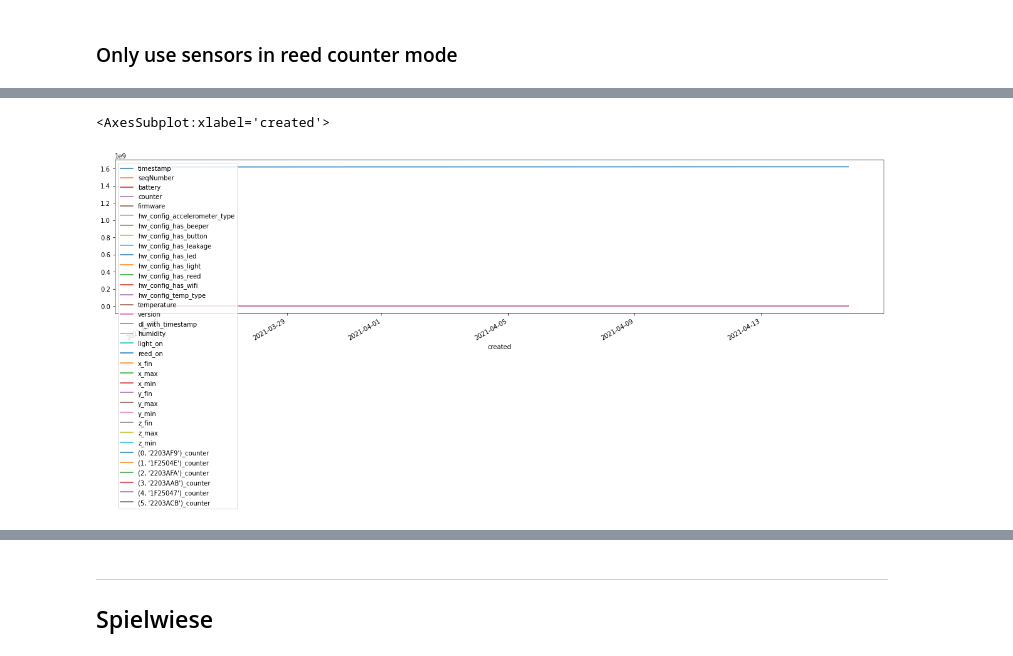
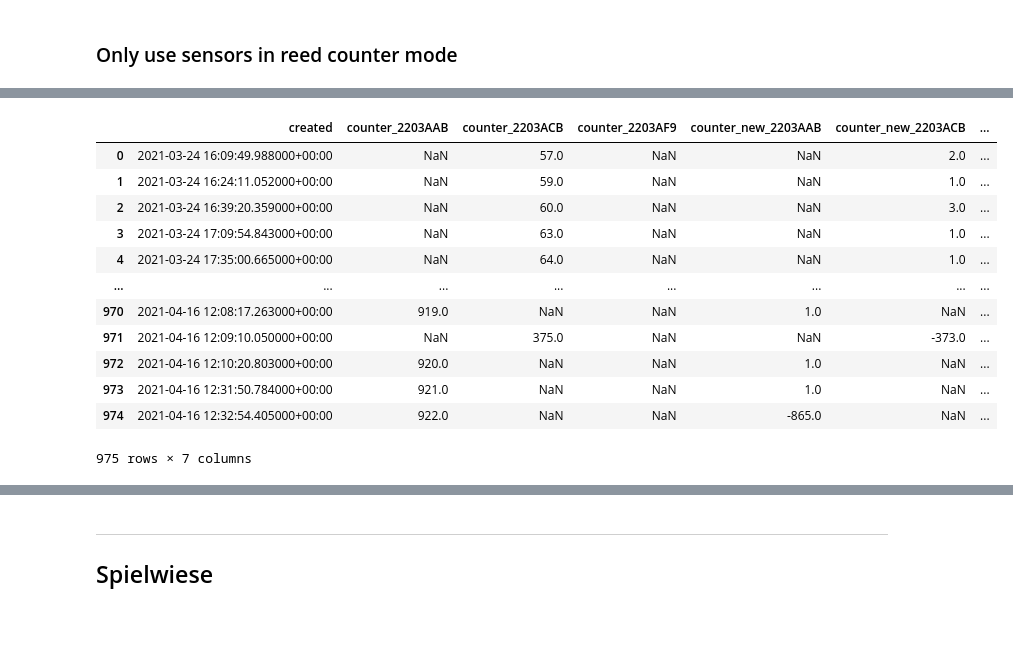
Before and after one commit to phyti1/ds_p4_kompotoi, a Jupyter notebook: Data_aquisition.ipynb, the cells around one changed output, grey strips where cells are left out. Drawn from its saved outputs; the diff is of its cells as text; code cells hidden in the pictures; blank space fills up the shorter version.

```diff
--- a/Data_aquisition.ipynb
+++ b/Data_aquisition.ipynb
@@ -222,5 +218,24 @@ See the caveats in the documentation: https://pandas.pydata.org/pandas-docs/stab
-# %%
-message_data_rc.plot(x="created", figsize = (22,5))
-# %% [output]
-<AxesSubplot:xlabel='created'>
-[figure, removed]
+# %%
+message_data_counters = message_data_rc.pivot(index=['created'], columns='deviceId', values='counter').reset_index().add_prefix('counter_')
+message_data_counters.rename(columns={'counter_created':'created', 'counter_deviceId':'deviceId'}, inplace = True)
+message_data_counters_new = message_data_rc.pivot(index=['created'], columns='deviceId', values='counter_new').reset_index().add_prefix('counter_new_')
+message_data_counters_new.rename(columns={'counter_new_created':'created'}, inplace = True)
+# merge with counter new columns
+message_data_counters = pd.merge(message_data_counters, message_data_counters_new, how='outer', on=['created'])
+message_data_counters.columns.name = None
+
+message_data_counters
+# %% [output]
+|  | created | counter_2203AAB | counter_2203ACB | counter_2203AF9 | counter_new_2203AAB | counter_new_2203ACB | ... |
+| 0 | 2021-03-24 16:09:49.988000+00:00 | NaN | 57.0 | NaN | NaN | 2.0 | ... |
+| 1 | 2021-03-24 16:24:11.052000+00:00 | NaN | 59.0 | NaN | NaN | 1.0 | ... |
+| 2 | 2021-03-24 16:39:20.359000+00:00 | NaN | 60.0 | NaN | NaN | 3.0 | ... |
+| 3 | 2021-03-24 17:09:54.843000+00:00 | NaN | 63.0 | NaN | NaN | 1.0 | ... |
+| 4 | 2021-03-24 17:35:00.665000+00:00 | NaN | 64.0 | NaN | NaN | 1.0 | ... |
+| ... | ... | ... | ... | ... | ... | ... | ... |
+| 970 | 2021-04-16 12:08:17.263000+00:00 | 919.0 | NaN | NaN | 1.0 | NaN | ... |
+| 971 | 2021-04-16 12:09:10.050000+00:00 | NaN | 375.0 | NaN | NaN | -373.0 | ... |
+| 972 | 2021-04-16 12:10:20.803000+00:00 | 920.0 | NaN | NaN | 1.0 | NaN | ... |
+| 973 | 2021-04-16 12:31:50.784000+00:00 | 921.0 | NaN | NaN | 1.0 | NaN | ... |
+| 974 | 2021-04-16 12:32:54.405000+00:00 | 922.0 | NaN | NaN | -865.0 | NaN | ... |
+975 rows × 7 columns
```
Also changed, not shown: parts of 11 cells of this notebook.
